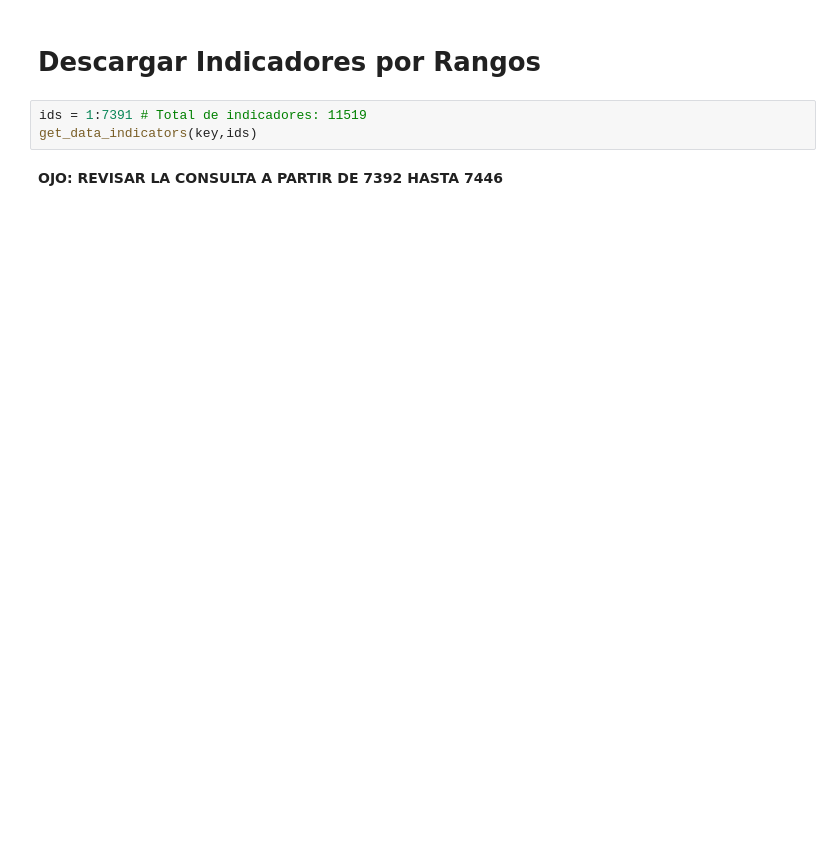
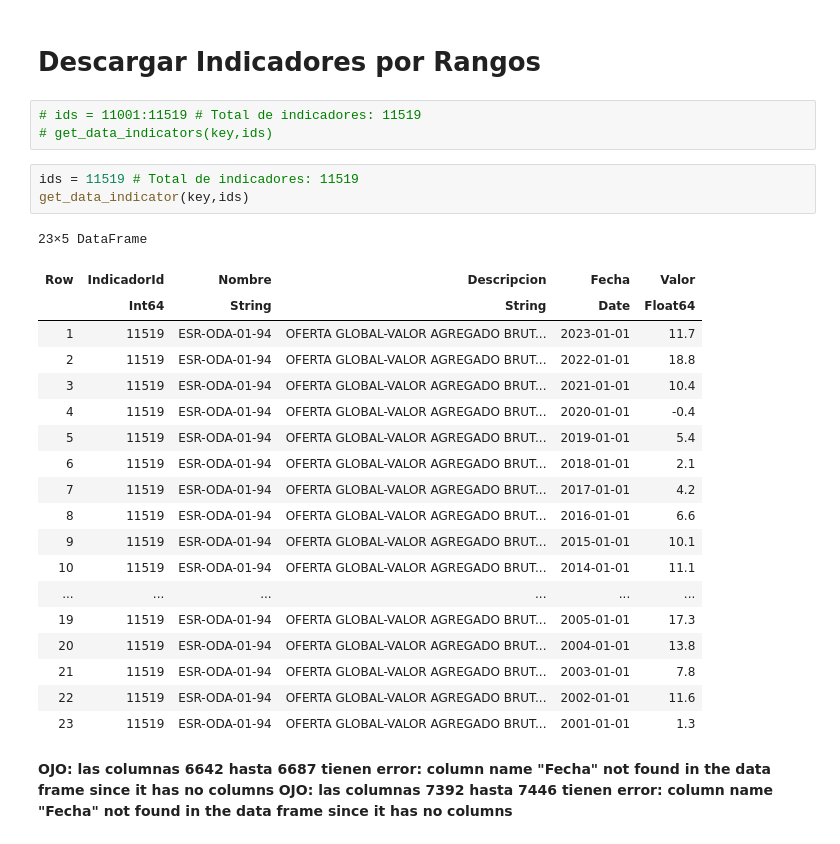
Before and after one commit to investigacioneconomicabch/BCH_Webpge, a Jupyter notebook: BCH_API_Julia.ipynb, the cells around one changed output. Cells and saved outputs as stored; diff of their text form; blank space fills up the shorter version.

```diff
--- a/BCH_API_Julia.ipynb
+++ b/BCH_API_Julia.ipynb
@@ -1196,10 +2343,34 @@ get_groups_filter(key,url)
 # %% [markdown]
 # Descargar Indicadores por Rangos
+# %%
+# ids = 11001:11519 # Total de indicadores: 11519
+# get_data_indicators(key,ids)
 # %%
-ids = 1:7391 # Total de indicadores: 11519
-get_data_indicators(key,ids)
+ids = 11519 # Total de indicadores: 11519
+get_data_indicator(key,ids)
+# %% [output]
+23×5 DataFrame
+| Row | IndicadorId | Nombre | Descripcion | Fecha | Valor |
+|  | Int64 | String | String | Date | Float64 |
+| 1 | 11519 | ESR-ODA-01-94 | OFERTA GLOBAL-VALOR AGREGADO BRUT... | 2023-01-01 | 11.7 |
+| 2 | 11519 | ESR-ODA-01-94 | OFERTA GLOBAL-VALOR AGREGADO BRUT... | 2022-01-01 | 18.8 |
+| 3 | 11519 | ESR-ODA-01-94 | OFERTA GLOBAL-VALOR AGREGADO BRUT... | 2021-01-01 | 10.4 |
+| 4 | 11519 | ESR-ODA-01-94 | OFERTA GLOBAL-VALOR AGREGADO BRUT... | 2020-01-01 | -0.4 |
+| 5 | 11519 | ESR-ODA-01-94 | OFERTA GLOBAL-VALOR AGREGADO BRUT... | 2019-01-01 | 5.4 |
+| 6 | 11519 | ESR-ODA-01-94 | OFERTA GLOBAL-VALOR AGREGADO BRUT... | 2018-01-01 | 2.1 |
+| 7 | 11519 | ESR-ODA-01-94 | OFERTA GLOBAL-VALOR AGREGADO BRUT... | 2017-01-01 | 4.2 |
+| 8 | 11519 | ESR-ODA-01-94 | OFERTA GLOBAL-VALOR AGREGADO BRUT... | 2016-01-01 | 6.6 |
+| 9 | 11519 | ESR-ODA-01-94 | OFERTA GLOBAL-VALOR AGREGADO BRUT... | 2015-01-01 | 10.1 |
+| 10 | 11519 | ESR-ODA-01-94 | OFERTA GLOBAL-VALOR AGREGADO BRUT... | 2014-01-01 | 11.1 |
+| ... | ... | ... | ... | ... | ... |
+| 19 | 11519 | ESR-ODA-01-94 | OFERTA GLOBAL-VALOR AGREGADO BRUT... | 2005-01-01 | 17.3 |
+| 20 | 11519 | ESR-ODA-01-94 | OFERTA GLOBAL-VALOR AGREGADO BRUT... | 2004-01-01 | 13.8 |
+| 21 | 11519 | ESR-ODA-01-94 | OFERTA GLOBAL-VALOR AGREGADO BRUT... | 2003-01-01 | 7.8 |
+| 22 | 11519 | ESR-ODA-01-94 | OFERTA GLOBAL-VALOR AGREGADO BRUT... | 2002-01-01 | 11.6 |
+| 23 | 11519 | ESR-ODA-01-94 | OFERTA GLOBAL-VALOR AGREGADO BRUT... | 2001-01-01 | 1.3 |
-# %% [markdown]
-**OJO: REVISAR LA CONSULTA A PARTIR DE 7392 HASTA 7446**
+# %% [markdown]
+**OJO: las columnas 6642 hasta 6687 tienen error: column name "Fecha" not found in the data frame since it has no columns**
+**OJO: las columnas 7392 hasta 7446 tienen error: column name "Fecha" not found in the data frame since it has no columns**
 # %%
 key = clave
 df = get_indicators(key)
```
Also changed, not shown: parts of 87 cells of this notebook, 7 other files.
